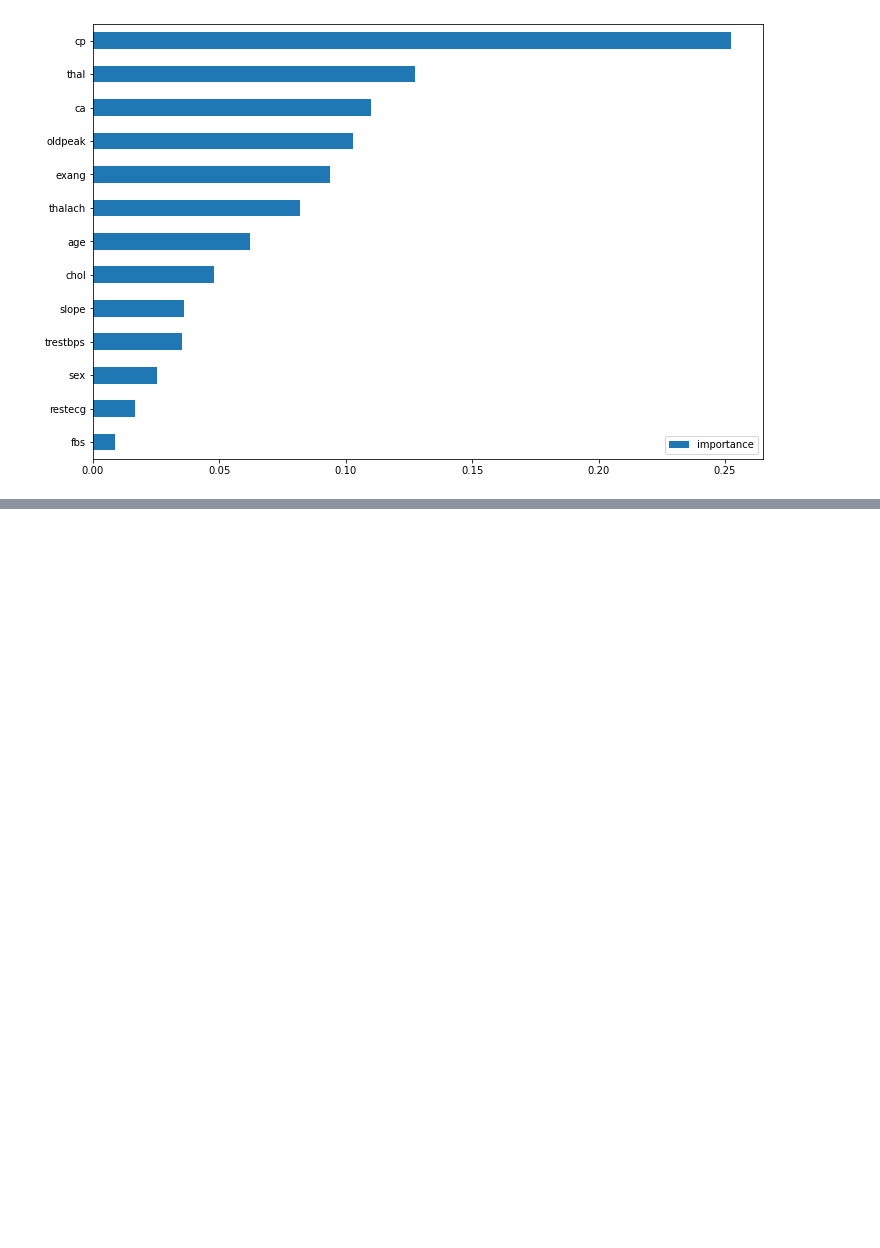
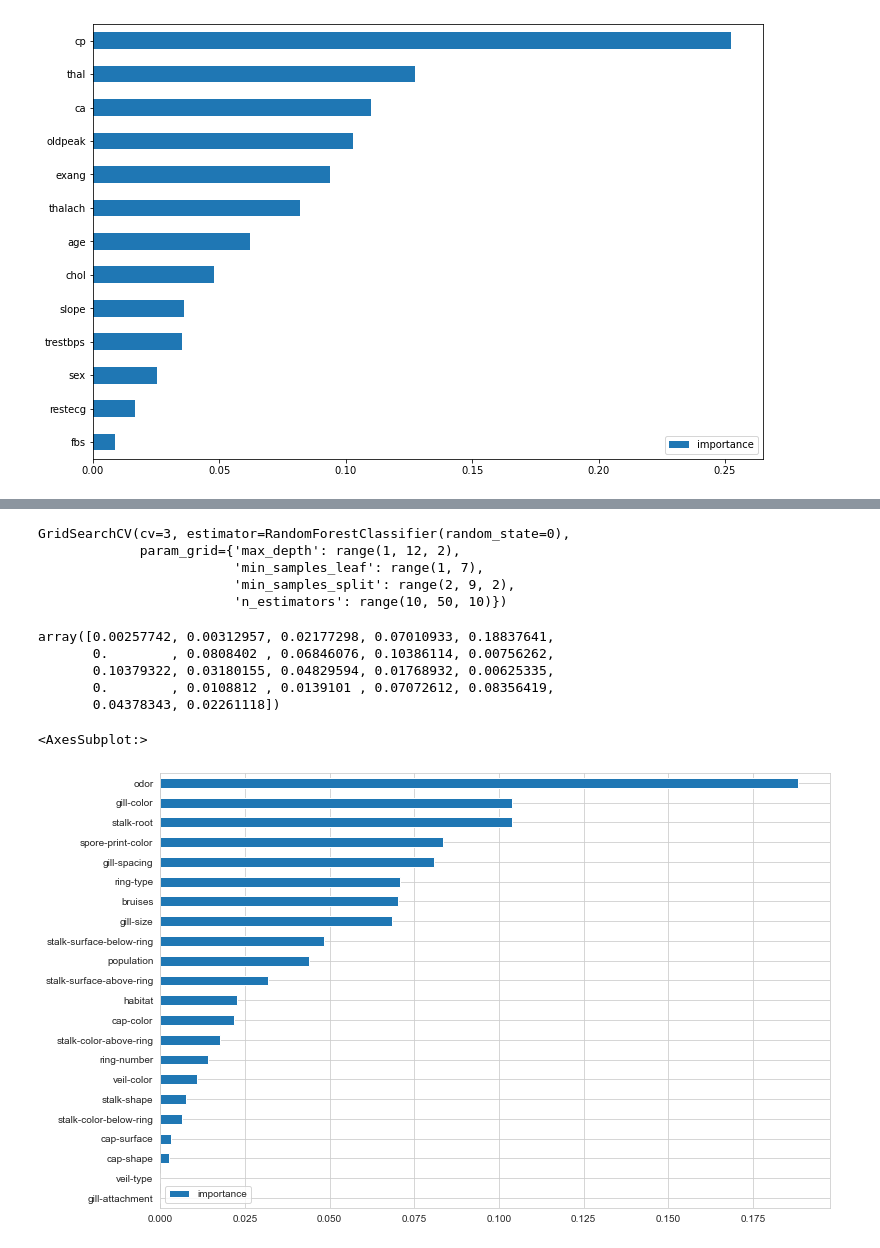
Before and after one commit to vasiljev-sr/MyJupyterNotebook, a Jupyter notebook: Stepik/Step 2/ Titanic Machine Learning from Disaster.ipynb, the cells around one changed output, grey strips where cells are left out. Cells and saved outputs as stored; diff of their text form; code cells hidden in the pictures; blank space fills up the shorter version.

```diff
--- a/Stepik/Step 2/ Titanic Machine Learning from Disaster.ipynb
+++ b/Stepik/Step 2/ Titanic Machine Learning from Disaster.ipynb
@@ -353,0 +470,17 @@ im.sort_values('importance', ascending=True).plot(kind= 'barh', figsize = (12,8)
+# %%
+params = {'n_estimators': range(10,50,10),
+          'max_depth' : range(1,12,2),
+          "min_samples_leaf" : range(1,7),
+         'min_samples_split': range(2,9,2)}
+# %%
+clf = GridSearchCV(rf,params, cv=3)
+# %%
+clf.fit(X,y)
+# %% [output]
+GridSearchCV(cv=3, estimator=RandomForestClassifier(random_state=0),
+             param_grid={'max_depth': range(1, 12, 2),
+                         'min_samples_leaf': range(1, 7),
+                         'min_samples_split': range(2, 9, 2),
+                         'n_estimators': range(10, 50, 10)})
+# %%
+best_clf = clf.best_estimator_
@@ -353,0 +489,14 @@ im.sort_values('importance', ascending=True).plot(kind= 'barh', figsize = (12,8)
+# %%
+feature_importances
+# %% [output]
+array([0.00257742, 0.00312957, 0.02177298, 0.07010933, 0.18837641,
+       0.        , 0.0808402 , 0.06846076, 0.10386114, 0.00756262,
+       0.10379322, 0.03180155, 0.04829594, 0.01768932, 0.00625335,
+       0.        , 0.0108812 , 0.0139101 , 0.07072612, 0.08356419,
+       0.04378343, 0.02261118])
+# %%
+imp = pd.DataFrame(best_clf.feature_importances_, index=X.columns, columns=['importance'])
+imp.sort_values('importance').plot(kind='barh', figsize=(12, 8))
+# %% [output]
+<AxesSubplot:>
+[figure, added]
```
Also changed, not shown: parts of 39 cells of this notebook, 5 other files.
